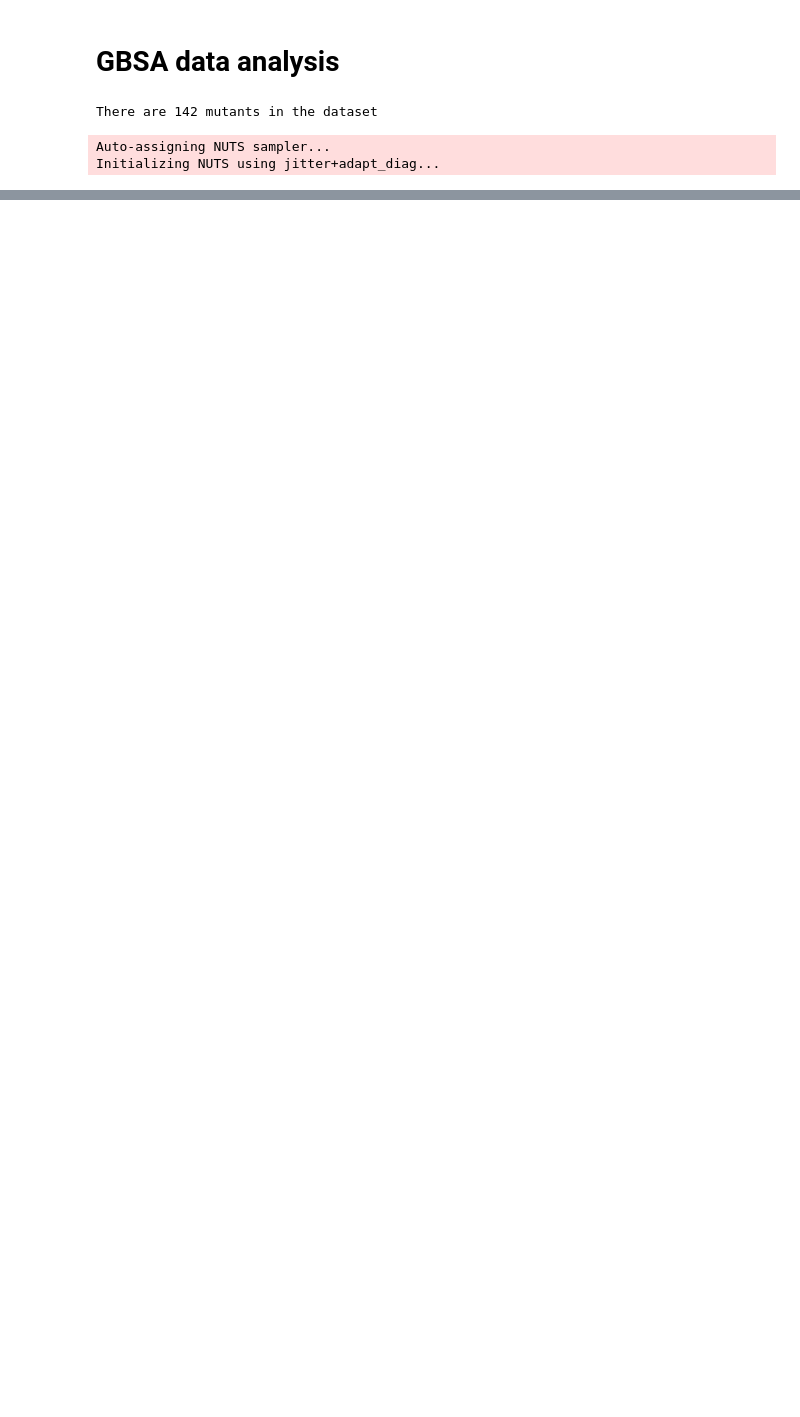
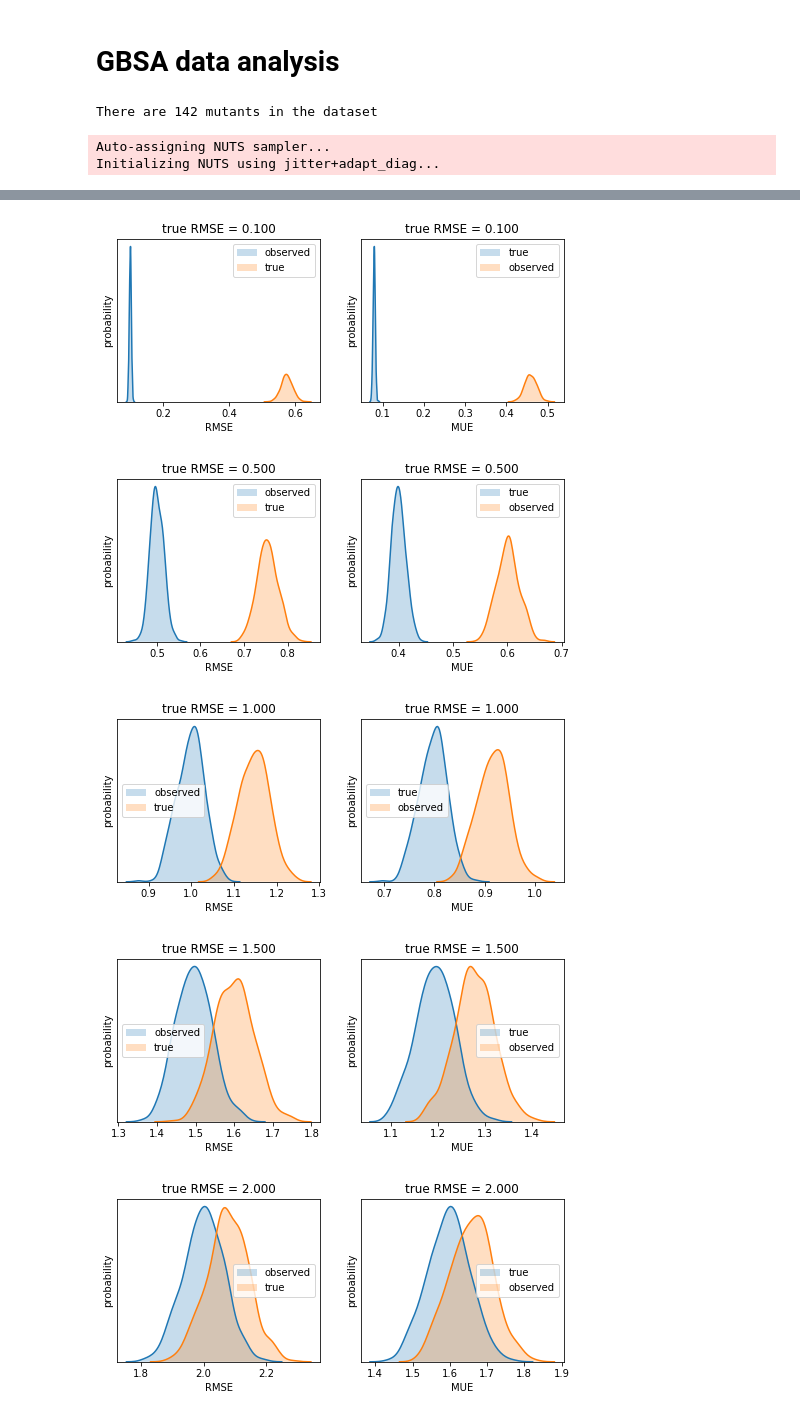
Before and after one commit to kehauser/Predicting-resistance-of-clinical-Abl-mutations-to-targeted-kinase-inhibitors-using-FEP, a Jupyter notebook: Bayesian analysis.ipynb, the cells around one changed output, grey strips where cells are left out. Cells and saved outputs as stored; diff of their text form; code cells hidden in the pictures; blank space fills up the shorter version.

Commit message:
Expand Bayesian analysis notebook with exploration of sigma_calc=0 or > 0; joint Bayesian model draft

```diff
--- a/Bayesian analysis.ipynb
+++ b/Bayesian analysis.ipynb
@@ -234,6 +234,8 @@ print('There are %d mutants in the dataset' % (nmutants))
 There are 142 mutants in the dataset
 # %%
 # Build the Bayesian model for GBSA calculations
+
+sigma_exp = np.sqrt(0.81**2 / 2) # RMSE of true Kd-derived DeltaG and IC50-derived DeltaG
 
 gbsa_model = pm.Model()
 
@@ -247,7 +249,6 @@ with gbsa_model:
     RMSE_true = pm.HalfFlat('RMSE', testval=1) # kcal/mol, uninformative prior for nonnegative values of the RMSE
     MUE_true = pm.Deterministic('MUE', RMSE_true*np.sqrt(2.0/np.pi)) # store MUE estimate alongside RMSE using analytical relationship
 
-
     # Data likelihood for observed data
     DDG_exp = pm.Normal('DDG_exp', mu=DDG_true, sd=sigma_exp, shape=nmutants, observed=DDG_exp_obs)
     DDG_calc_true = pm.Normal('DDG_calc_true', mu=(DDG_true), sd=RMSE_true, shape=nmutants, observed=DDG_calc_obs)
@@ -295,0 +365,12 @@ True MUE: 1.401 [1.237, 1.597] kcal/mol (95% CI)
+# %%
+plot_statistics(rmse_true=0.1, sigma_exp=.4, sigma_calc=.4)
+plot_statistics(rmse_true=0.5, sigma_exp=.4, sigma_calc=.4)
+plot_statistics(rmse_true=1.0, sigma_exp=.4, sigma_calc=.4)
+plot_statistics(rmse_true=1.5, sigma_exp=.4, sigma_calc=.4)
+plot_statistics(rmse_true=2.0, sigma_exp=.4, sigma_calc=.4)
+# %% [output]
+[figure, added]
+[figure, added]
+[figure, added]
+[figure, added]
+[figure, added]
```
Also changed, not shown: parts of 15 cells of this notebook.
